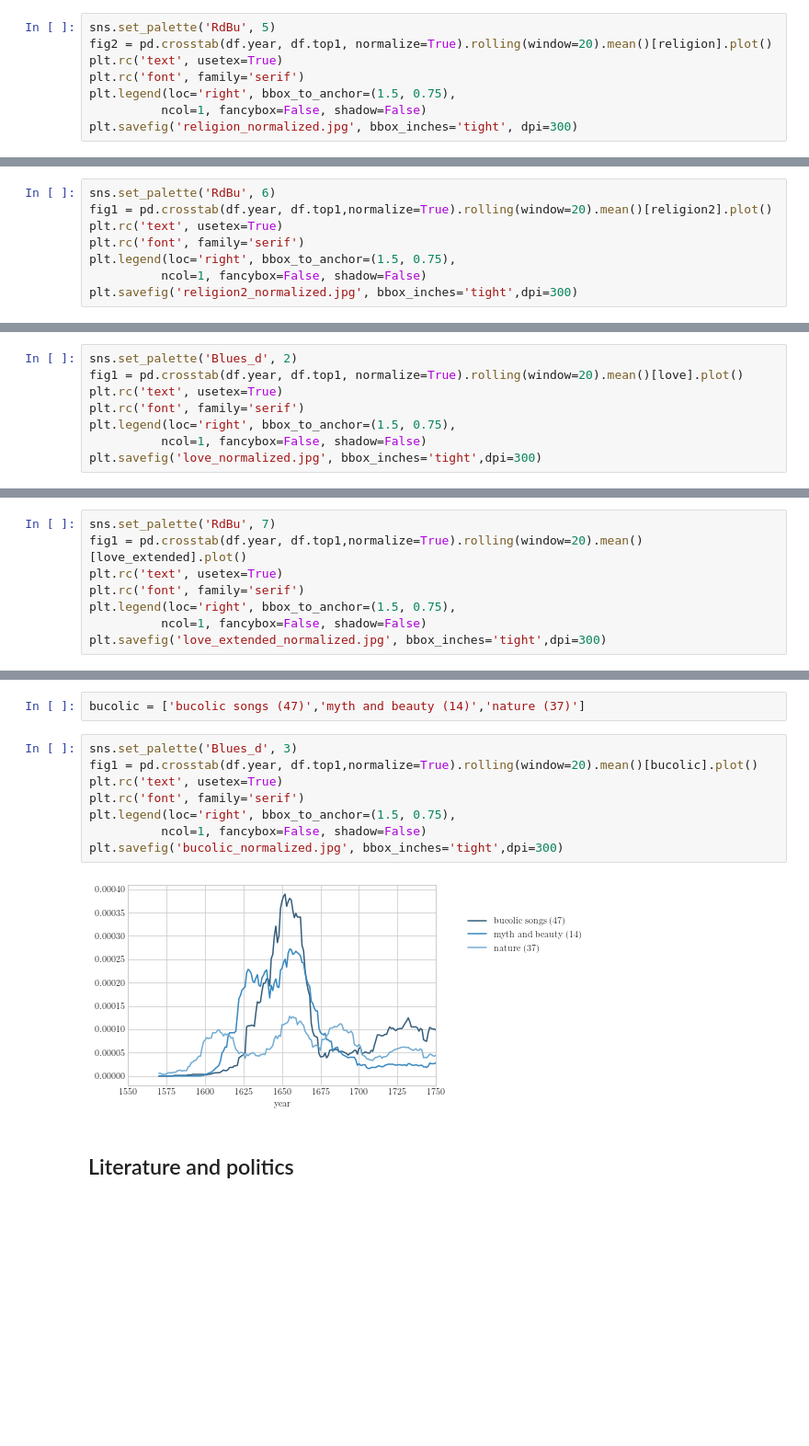
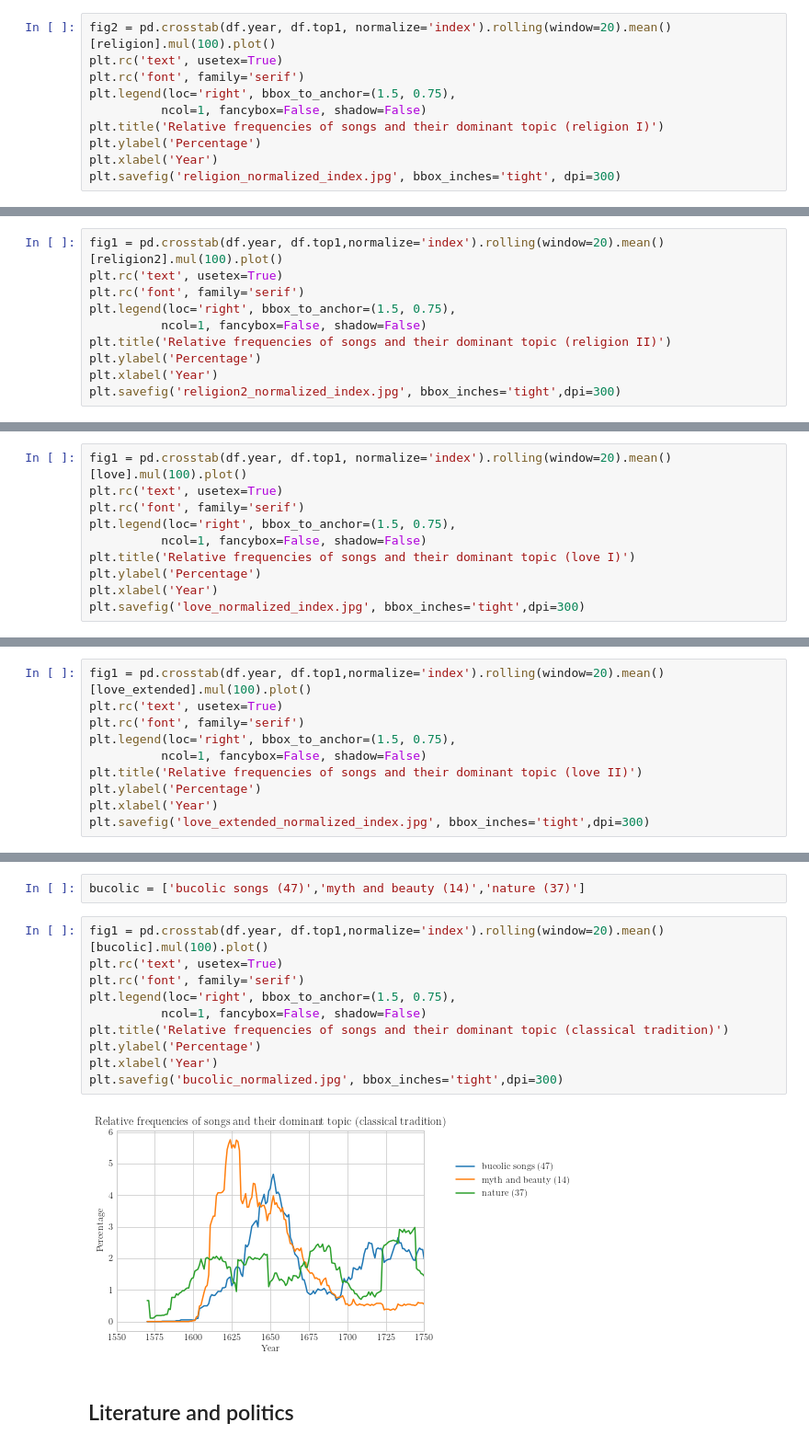
Before and after one commit to awlassche/dutch-historical-song-topics, a Jupyter notebook: notebooks/Topical Fluctuations EMLC.ipynb, the cells around one changed output, grey strips where cells are left out. Shown: that part at 92% size. Drawn from its saved outputs; the diff is of its cells as text; blank space fills up the shorter version.

```diff
--- a/notebooks/Topical Fluctuations EMLC.ipynb
+++ b/notebooks/Topical Fluctuations EMLC.ipynb
@@ -273,9 +241,11 @@ religion = ['religion and life (0)','religion (13)','religion (18)','intangible
 # %%
-sns.set_palette('RdBu', 5)
-fig2 = pd.crosstab(df.year, df.top1, normalize=True).rolling(window=20).mean()[religion].plot()
+fig2 = pd.crosstab(df.year, df.top1, normalize='index').rolling(window=20).mean()[religion].mul(100).plot()
 plt.rc('text', usetex=True)
 plt.rc('font', family='serif')
 plt.legend(loc='right', bbox_to_anchor=(1.5, 0.75),
           ncol=1, fancybox=False, shadow=False)
-plt.savefig('religion_normalized.jpg', bbox_inches='tight', dpi=300)
+plt.title('Relative frequencies of songs and their dominant topic (religion I)')
+plt.ylabel('Percentage')
+plt.xlabel('Year')
+plt.savefig('religion_normalized_index.jpg', bbox_inches='tight', dpi=300)
 # %% [output]
@@ -290,11 +260,13 @@ df['top1'] = df['top1'].replace('topic 15', 'Old Testament (15)')
 # %%
 religion2  = ['religion and Mary (1)','religion and virtue (44)','religion and Jesus (40)','religion and happiness (4)','cross and passion (42)','Old Testament (15)']
 # %%
-sns.set_palette('RdBu', 6)
-fig1 = pd.crosstab(df.year, df.top1,normalize=True).rolling(window=20).mean()[religion2].plot()
+fig1 = pd.crosstab(df.year, df.top1,normalize='index').rolling(window=20).mean()[religion2].mul(100).plot()
 plt.rc('text', usetex=True)
 plt.rc('font', family='serif')
 plt.legend(loc='right', bbox_to_anchor=(1.5, 0.75),
           ncol=1, fancybox=False, shadow=False)
-plt.savefig('religion2_normalized.jpg', bbox_inches='tight',dpi=300)
+plt.title('Relative frequencies of songs and their dominant topic (religion II)')
+plt.ylabel('Percentage')
+plt.xlabel('Year')
+plt.savefig('religion2_normalized_index.jpg', bbox_inches='tight',dpi=300)
 # %% [output]
@@ -307,11 +279,13 @@ df['top1'] = df['top1'].replace('topic 39', 'love and sadness (39)')
 # %%
 love = ['love and happiness (38)','love and sadness (39)']
 # %%
-sns.set_palette('Blues_d', 2)
-fig1 = pd.crosstab(df.year, df.top1, normalize=True).rolling(window=20).mean()[love].plot()
+fig1 = pd.crosstab(df.year, df.top1, normalize='index').rolling(window=20).mean()[love].mul(100).plot()
 plt.rc('text', usetex=True)
 plt.rc('font', family='serif')
 plt.legend(loc='right', bbox_to_anchor=(1.5, 0.75),
           ncol=1, fancybox=False, shadow=False)
-plt.savefig('love_normalized.jpg', bbox_inches='tight',dpi=300)
+plt.title('Relative frequencies of songs and their dominant topic (love I)')
+plt.ylabel('Percentage')
+plt.xlabel('Year')
+plt.savefig('love_normalized_index.jpg', bbox_inches='tight',dpi=300)
 # %% [output]
@@ -327,11 +301,13 @@ df['top1'] = df['top1'].replace('topic 23', 'physical love (23)')
 # %%
 love_extended = ['love and happiness (38)','love and sadness (39)','love and tragedy (2)','rejection (24)','seducing (34)','love and happiness (21)','physical love (23)']
 # %%
-sns.set_palette('RdBu', 7)
-fig1 = pd.crosstab(df.year, df.top1,normalize=True).rolling(window=20).mean()[love_extended].plot()
+fig1 = pd.crosstab(df.year, df.top1,normalize='index').rolling(window=20).mean()[love_extended].mul(100).plot()
 plt.rc('text', usetex=True)
 plt.rc('font', family='serif')
 plt.legend(loc='right', bbox_to_anchor=(1.5, 0.75),
           ncol=1, fancybox=False, shadow=False)
-plt.savefig('love_extended_normalized.jpg', bbox_inches='tight',dpi=300)
+plt.title('Relative frequencies of songs and their dominant topic (love II)')
+plt.ylabel('Percentage')
+plt.xlabel('Year')
+plt.savefig('love_extended_normalized_index.jpg', bbox_inches='tight',dpi=300)
 # %% [output]
@@ -343,15 +319,17 @@ df['top1'] = df['top1'].replace('topic 37', 'nature (37)')
 # %%
 bucolic = ['bucolic songs (47)','myth and beauty (14)','nature (37)']
 # %%
-sns.set_palette('Blues_d', 3)
-fig1 = pd.crosstab(df.year, df.top1,normalize=True).rolling(window=20).mean()[bucolic].plot()
+fig1 = pd.crosstab(df.year, df.top1,normalize='index').rolling(window=20).mean()[bucolic].mul(100).plot()
 plt.rc('text', usetex=True)
 plt.rc('font', family='serif')
 plt.legend(loc='right', bbox_to_anchor=(1.5, 0.75),
           ncol=1, fancybox=False, shadow=False)
+plt.title('Relative frequencies of songs and their dominant topic (classical tradition)')
+plt.ylabel('Percentage')
+plt.xlabel('Year')
 plt.savefig('bucolic_normalized.jpg', bbox_inches='tight',dpi=300)
 # %% [output]
-[figure, old version]
+[figure, new version]
 # %% [markdown]
 ## Literature and politics
 # %%
```
Also changed, not shown: parts of 14 cells of this notebook.
